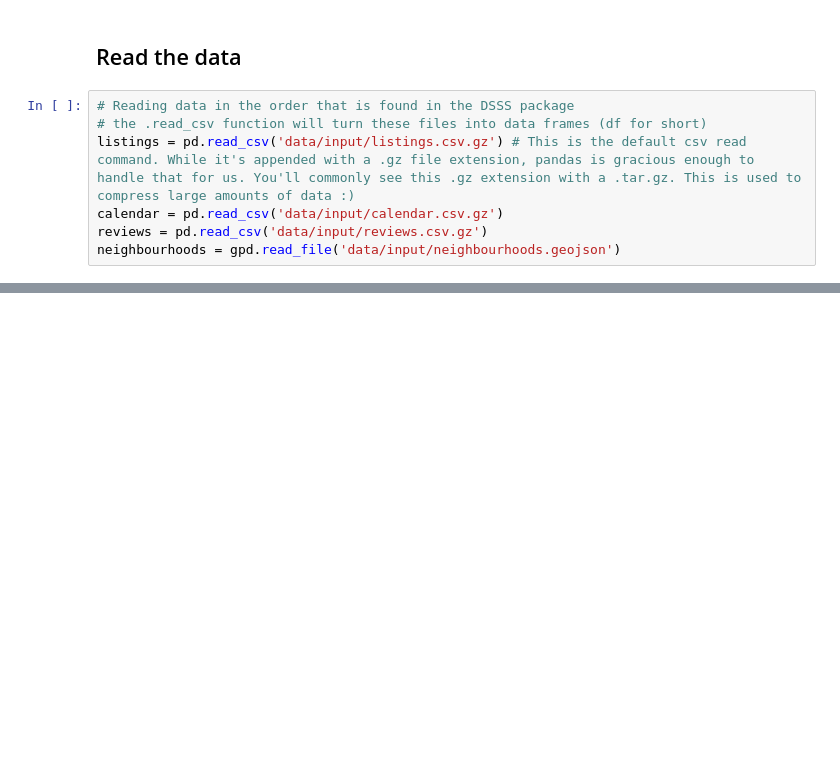
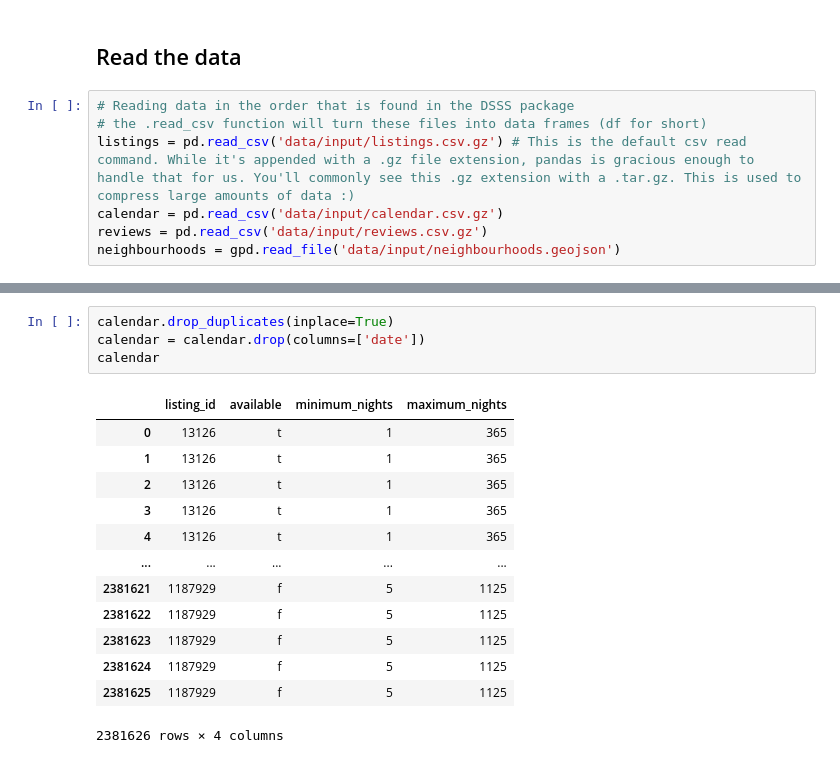
Before and after one commit to eMongoose/DSSS-DataJam-2026, a Jupyter notebook: main.ipynb, the cells around one changed output, grey strips where cells are left out. Drawn from its saved outputs; the diff is of its cells as text; blank space fills up the shorter version.

```diff
--- a/main.ipynb
+++ b/main.ipynb
@@ -57,0 +94,18 @@ neighbourhoods
+# %%
+calendar.drop_duplicates(inplace=True)
+calendar = calendar.drop(columns=['date'])
+calendar
+# %% [output]
+|  | listing_id | available | minimum_nights | maximum_nights |
+| 0 | 13126 | t | 1 | 365 |
+| 1 | 13126 | t | 1 | 365 |
+| 2 | 13126 | t | 1 | 365 |
+| 3 | 13126 | t | 1 | 365 |
+| 4 | 13126 | t | 1 | 365 |
+| ... | ... | ... | ... | ... |
+| 2381621 | 1187929 | f | 5 | 1125 |
+| 2381622 | 1187929 | f | 5 | 1125 |
+| 2381623 | 1187929 | f | 5 | 1125 |
+| 2381624 | 1187929 | f | 5 | 1125 |
+| 2381625 | 1187929 | f | 5 | 1125 |
+2381626 rows × 4 columns
```
Also changed, not shown: parts of 7 cells of this notebook.
